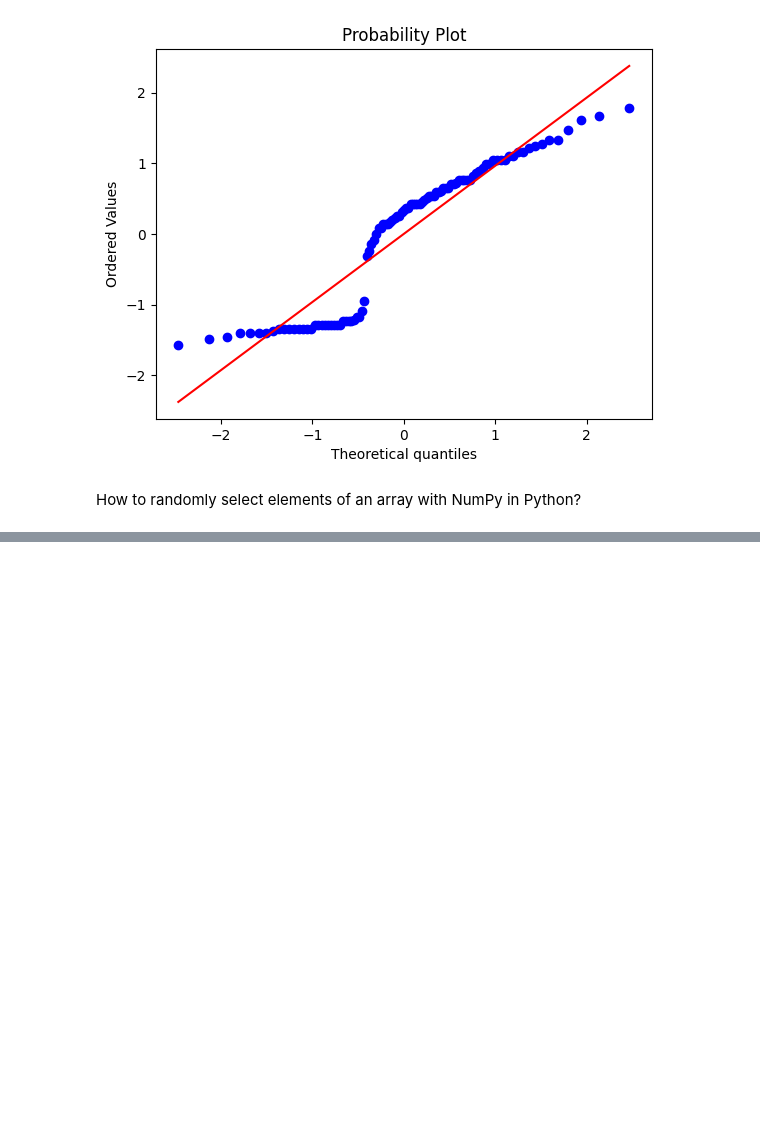
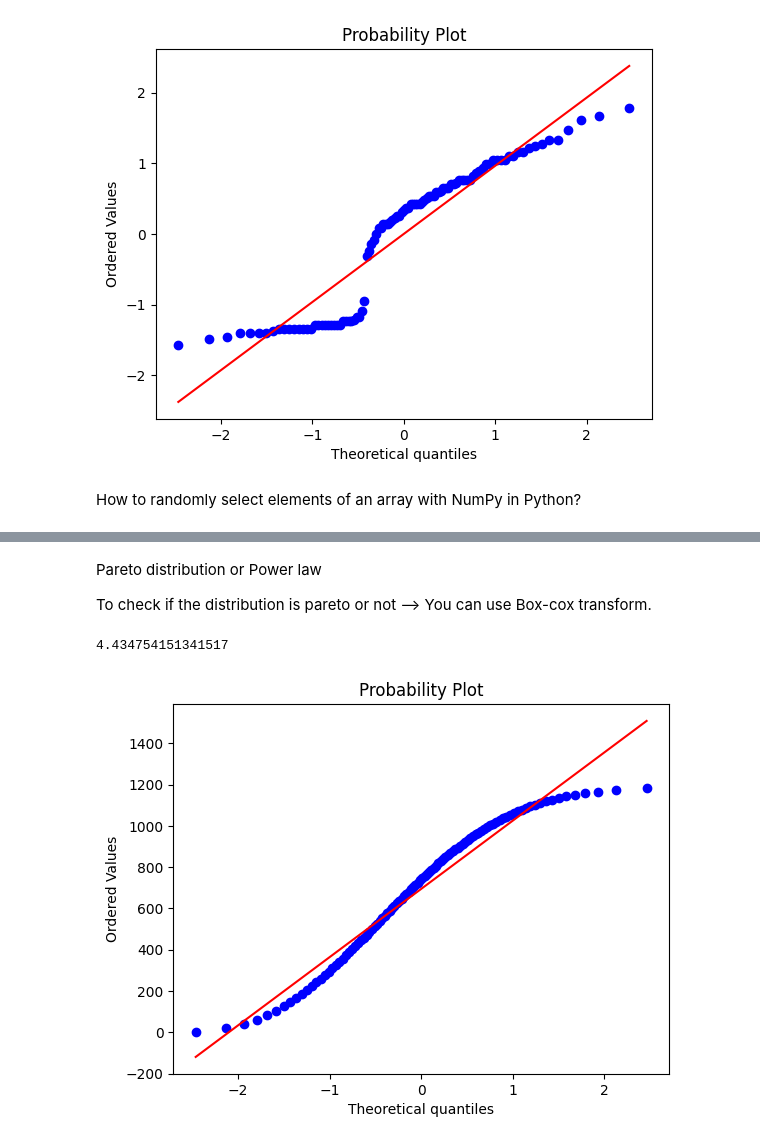
Before and after one commit to Arjun1425/Introduction-to-Probability-and-Statistics, a Jupyter notebook: Introduction to Probability and Statistics.ipynb, the cells around one changed output, grey strips where cells are left out. Saved outputs shown, nothing was run; the diff lists cells and outputs as text; code cells hidden in the pictures; blank space fills up the shorter version.

```diff
--- a/Introduction to Probability and Statistics.ipynb
+++ b/Introduction to Probability and Statistics.ipynb
@@ -188,0 +204,17 @@ Box-cox transform
+# %% [markdown]
+Pareto distribution or Power law
+
+To check if the distribution is pareto or not --> You can use Box-cox transform.
+# %%
+new_data = np.arange(5,1000,1)
+new_data = np.log(new_data)
+pl_box_cox, lamb = stats.boxcox(new_data)
+print(lamb)
+dataset = np.array(())
+for i in range(100):
+    dataset = np.append(dataset, np.percentile(pl_box_cox, i))
+a = stats.probplot(dataset, dist="norm", plot=plt)
+plt.show()
+# %% [output]
+4.434754151341517
+[figure, added]
```
Also changed, not shown: parts of 8 cells of this notebook.
